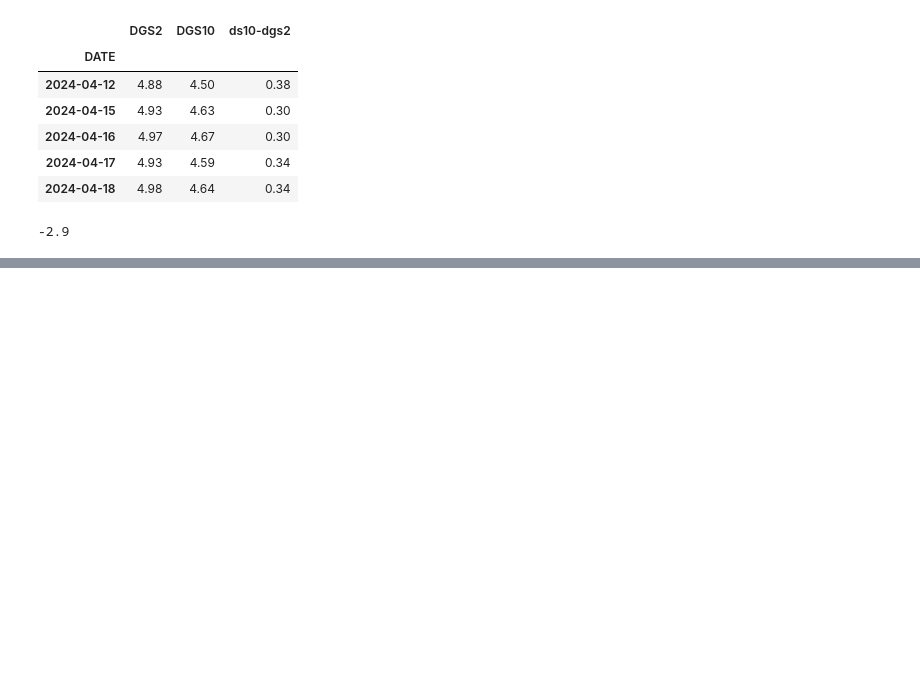
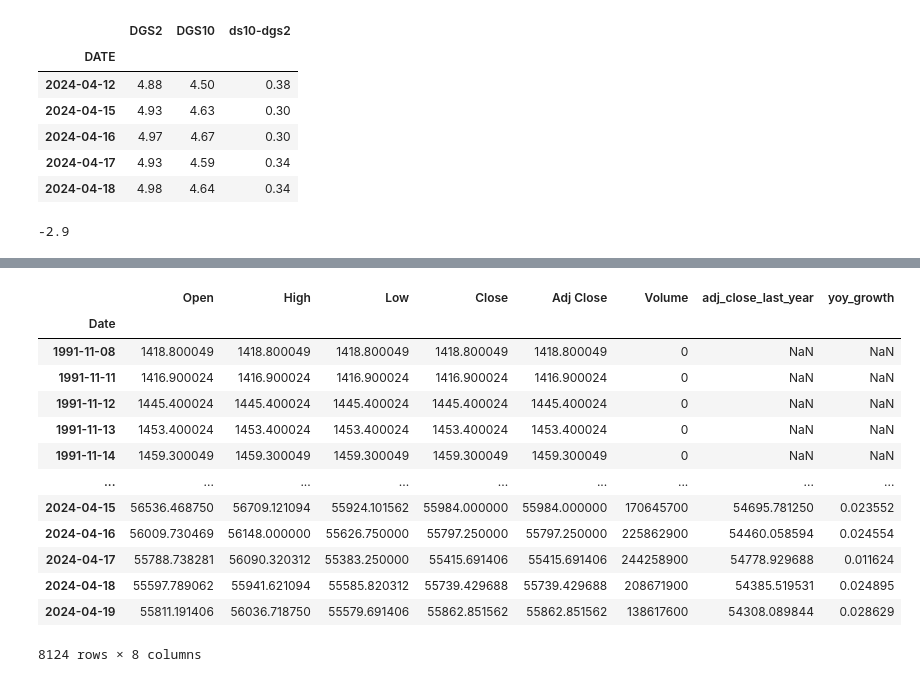
Before and after one commit to genagma/stock-markets-analytics-zoomcamp-workspace, a Jupyter notebook: notebooks/homework_1.ipynb, the cells around one changed output, grey strips where cells are left out. Saved outputs shown, nothing was run; the diff lists cells and outputs as text; code cells hidden in the pictures; blank space fills up the shorter version.

```diff
--- a/notebooks/homework_1.ipynb
+++ b/notebooks/homework_1.ipynb
@@ -123,0 +199,17 @@ dsg_2_10.tail()
+# %%
+ipc_daily
+# %% [output]
+|  | Open | High | Low | Close | Adj Close | Volume | adj_close_last_year | yoy_growth |
+| Date |  |  |  |  |  |  |  |  |
+| 1991-11-08 | 1418.800049 | 1418.800049 | 1418.800049 | 1418.800049 | 1418.800049 | 0 | NaN | NaN |
+| 1991-11-11 | 1416.900024 | 1416.900024 | 1416.900024 | 1416.900024 | 1416.900024 | 0 | NaN | NaN |
+| 1991-11-12 | 1445.400024 | 1445.400024 | 1445.400024 | 1445.400024 | 1445.400024 | 0 | NaN | NaN |
+| 1991-11-13 | 1453.400024 | 1453.400024 | 1453.400024 | 1453.400024 | 1453.400024 | 0 | NaN | NaN |
+| 1991-11-14 | 1459.300049 | 1459.300049 | 1459.300049 | 1459.300049 | 1459.300049 | 0 | NaN | NaN |
+| ... | ... | ... | ... | ... | ... | ... | ... | ... |
+| 2024-04-15 | 56536.468750 | 56709.121094 | 55924.101562 | 55984.000000 | 55984.000000 | 170645700 | 54695.781250 | 0.023552 |
+| 2024-04-16 | 56009.730469 | 56148.000000 | 55626.750000 | 55797.250000 | 55797.250000 | 225862900 | 54460.058594 | 0.024554 |
+| 2024-04-17 | 55788.738281 | 56090.320312 | 55383.250000 | 55415.691406 | 55415.691406 | 244258900 | 54778.929688 | 0.011624 |
+| 2024-04-18 | 55597.789062 | 55941.621094 | 55585.820312 | 55739.429688 | 55739.429688 | 208671900 | 54385.519531 | 0.024895 |
+| 2024-04-19 | 55811.191406 | 56036.718750 | 55579.691406 | 55862.851562 | 55862.851562 | 138617600 | 54308.089844 | 0.028629 |
+8124 rows × 8 columns
```
Also changed, not shown: parts of 12 cells of this notebook.
